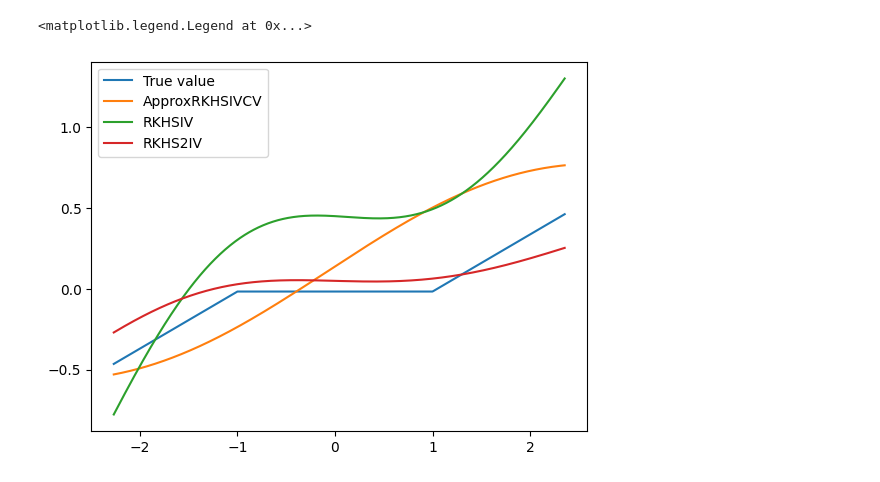
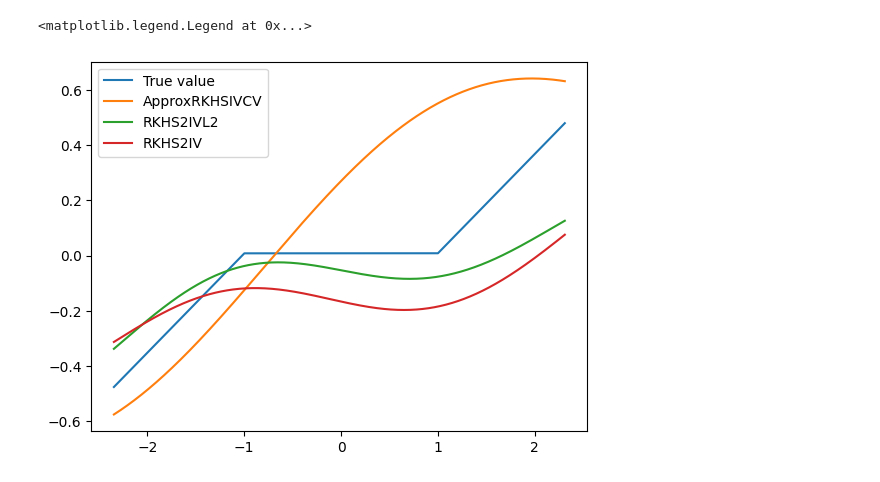
Before and after one commit to isaacmeza/NNPIV, a Jupyter notebook: longitudinal_causal/longitudinal_notebook rkhs.ipynb, the cells around one changed output. Drawn from its saved outputs; the diff is of its cells as text; code cells hidden in the pictures.

```diff
--- a/longitudinal_causal/longitudinal_notebook rkhs.ipynb
+++ b/longitudinal_causal/longitudinal_notebook rkhs.ipynb
@@ -14,7 +12,7 @@ ImportError: cannot import name 'RKHS2IVL2CV' from 'mliv.rkhs' (c:\users\isaac\d
 fn_number = 15
 tau_fn = dgps.get_tau_fn(fn_number)
 # %%
-A, D, B, C, Y, tau_fn = dgps.get_data(3000, 10, 10, tau_fn, 2)
+A, D, B, C, Y, tau_fn = dgps.get_data(4000, 10, 10, tau_fn, 2)
 
 
 B_test = np.zeros((1000, B.shape[1]))
@@ -65,8 +60,8 @@ rkhs_model = RKHSIV(kernel='rbf', gamma=.1, delta_scale='auto', delta_exp=.4)
 rkhsl2_model = RKHSIVL2(kernel='rbf', gamma=.1, delta_scale='auto')
 #rkhsl2_pred = nested_npivfit(A, B, C, D, Y, B_test, model=rkhsl2_model)
 # %%
-rkhsl2cv_model = RKHSIVL2CV(kernel='rbf', gamma=.1, delta_scale='auto', alpha_scales=np.geomspace(1, 10000, 10), cv=5)
-#rkhsl2cv_pred = nested_npivfit(A, B, C, D, Y, B_test, model=rkhsl2cv_model)
+rkhs2l2_model = RKHS2IVL2(kernel='rbf', gamma=.1, delta_scale='auto', delta_exp=.4)
+rkhs2l2_pred = rkhs2l2_model.fit(A, B, C, D, Y).predict(B_test)
 # %%
 rkhs2_model = RKHS2IV(kernel='rbf', gamma=.1, delta_scale='auto', delta_exp=.4)
 rkhs2_pred = rkhs2_model.fit(A, B, C, D, Y).predict(B_test)
@@ -76,13 +68,11 @@ rkhs2cv_model = RKHS2IVCV(kernel='rbf', gamma=.1, delta_scale='auto', delta_exp=
 # %%
 plt.plot(B_test[:, 0], true_fn, label='True value')
 plt.plot(B_test[:, 0], approxrkhs_pred, label='ApproxRKHSIVCV')
-plt.plot(B_test[:, 0], rkhs_pred, label='RKHSIV')
 #plt.plot(B_test[:, 0], rkhs_pred, label='RKHSIV')
+plt.plot(B_test[:, 0], rkhs2l2_pred, label='RKHS2IVL2')
 #plt.plot(B_test[:, 0], rkhsl2_pred, label='RKHSIVL2')
-#plt.plot(B_test[:, 0], rkhsl2cv_pred, label='RKHSIVL2CV')
 plt.plot(B_test[:, 0], rkhs2_pred, label='RKHS2IV')
-#plt.plot(B_test[:, 0], rkhs2cv_pred, label='RKHS2IVCV')
 plt.legend()
 # %% [output]
 <matplotlib.legend.Legend at 0x...>
-[figure, old version]
+[figure, new version]
```
Also changed, not shown: parts of 3 cells of this notebook, 12 other files.
